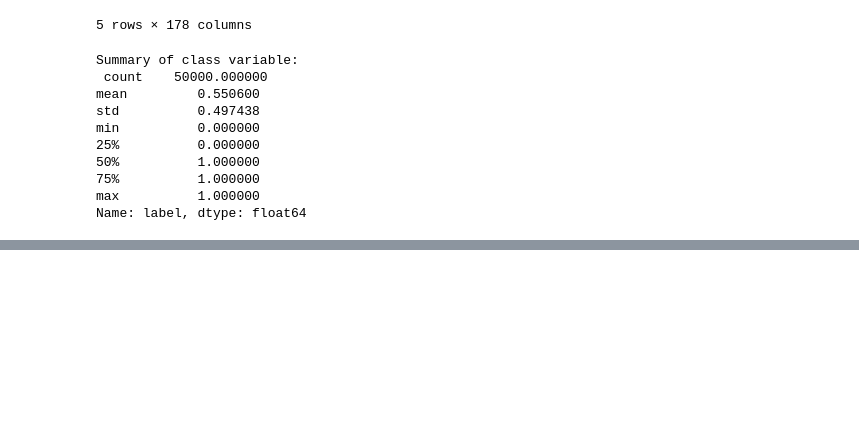
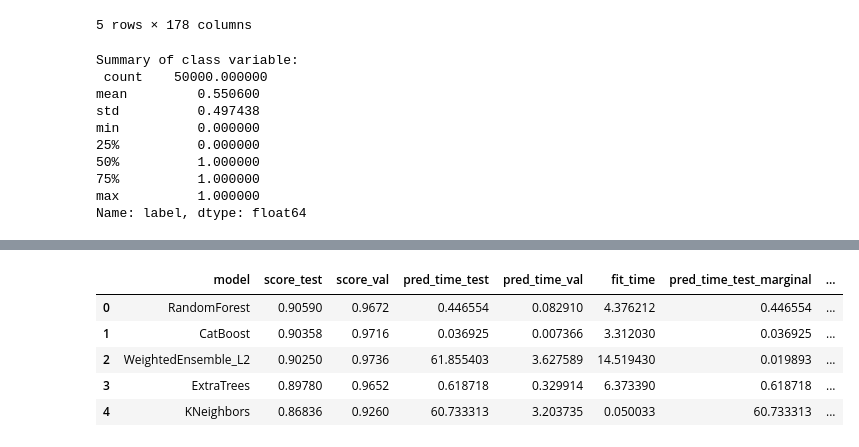
Before and after one commit to cwperks/EAI6980, a Jupyter notebook: Final Project.ipynb, the cells around one changed output, grey strips where cells are left out. Drawn from its saved outputs; the diff is of its cells as text; code cells hidden in the pictures; blank space fills up the shorter version.

```diff
--- a/Final Project.ipynb
+++ b/Final Project.ipynb
@@ -565,0 +859,11 @@ df_test.size
+# %%
+hyperparameters = {
+   'NN': {'num_epochs': 500},
+   'CAT': {'iterations': 10000},
+   'RF': {'n_estimators': 300},
+   'XT': {'n_estimators': 300},
+   'KNN': {},
+}
+# %%
+save_path = 'models2'  # specifies folder to store trained models
+predictor_tuned = TabularPredictor(label=label).fit(ag_train_data_sample, hyperparameters=hyperparameters)
@@ -565,0 +888,9 @@ df_test.size
+# %%
+predictor_tuned.leaderboard(ag_test_data, silent=True)
+# %% [output]
+|  | model | score_test | score_val | pred_time_test | pred_time_val | fit_time | pred_time_test_marginal | ... |
+| 0 | RandomForest | 0.90590 | 0.9672 | 0.446554 | 0.082910 | 4.376212 | 0.446554 | ... |
+| 1 | CatBoost | 0.90358 | 0.9716 | 0.036925 | 0.007366 | 3.312030 | 0.036925 | ... |
+| 2 | WeightedEnsemble_L2 | 0.90250 | 0.9736 | 61.855403 | 3.627589 | 14.519430 | 0.019893 | ... |
+| 3 | ExtraTrees | 0.89780 | 0.9652 | 0.618718 | 0.329914 | 6.373390 | 0.618718 | ... |
+| 4 | KNeighbors | 0.86836 | 0.9260 | 60.733313 | 3.203735 | 0.050033 | 60.733313 | ... |
```
Also changed, not shown: parts of 63 cells of this notebook, 4 other files.
